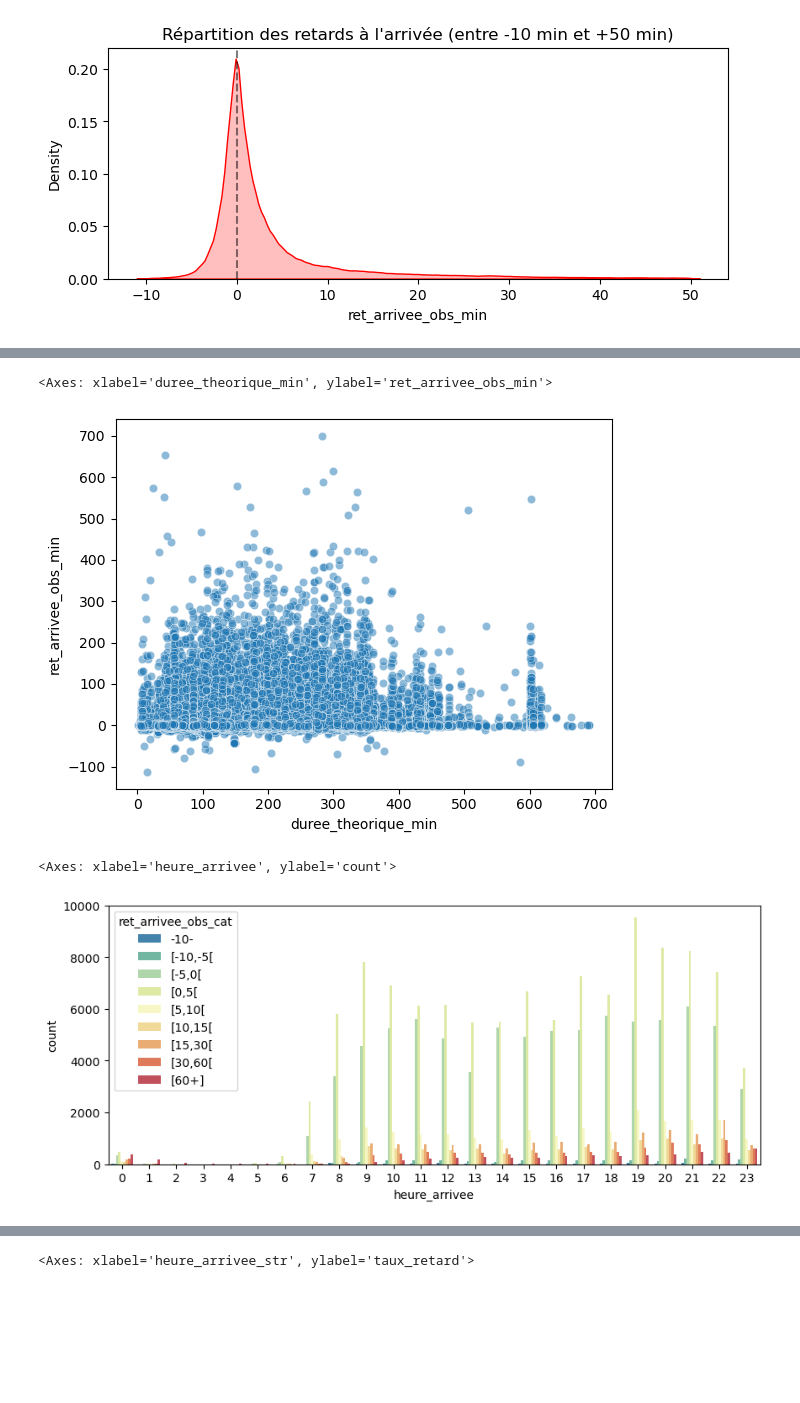
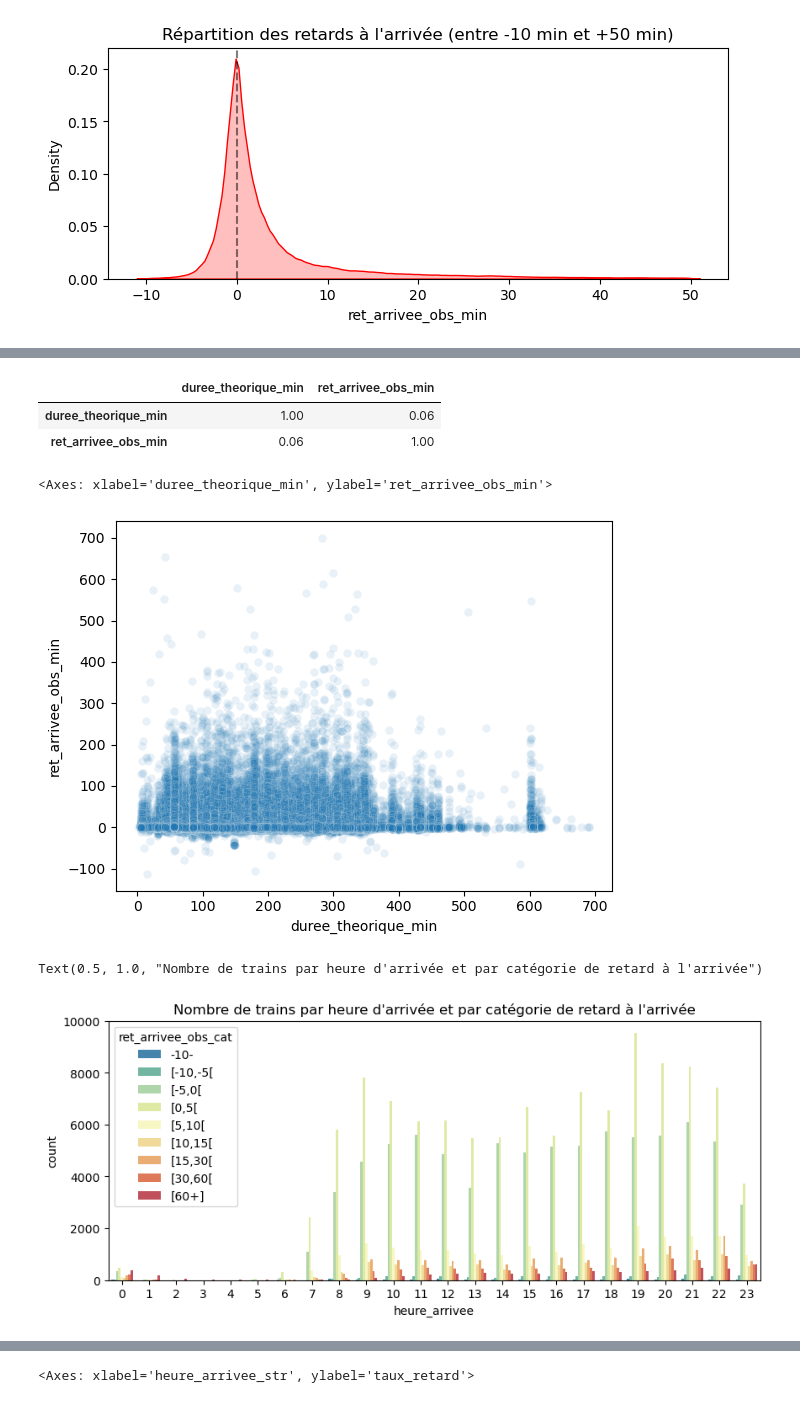
Before and after one commit to Gallien-e/analyse-retard-sncf, a Jupyter notebook: notebooks/2-EDA.ipynb, the cells around one changed output, grey strips where cells are left out. Cells and saved outputs as stored; diff of their text form; code cells hidden in the pictures; blank space fills up the shorter version.

```diff
--- a/notebooks/2-EDA.ipynb
+++ b/notebooks/2-EDA.ipynb
@@ -8,6 +8,11 @@ pd.options.display.max_columns = None # affiche toutes les colonnes lors de l'af
 pd.options.display.float_format = '{:.2f}'.format # affiche les nombres à virgule flottante avec 2 décimales
 # %%
 df = pd.read_parquet("../data/2-clean/slo_2024.parquet")
+# %%
+# Ajout de colonnes simplifiées : True si le train a plus de n minutes de retard à l'arrivée
+df['ret_arrivee_5min'] = df['ret_arrivee_obs_min'] >= 5
+df['ret_arrivee_10min'] = df['ret_arrivee_obs_min'] >= 10
+df['ret_arrivee_15min'] = df['ret_arrivee_obs_min'] >= 15
 # %%
 # top 10 des plus grands retards à l'arrivée :
 df.sort_values(by='ret_arrivee_obs_min', ascending=False).head()
@@ -58,14 +80,24 @@ sns.histplot(data=df, x="ret_arrivee_obs_cat", hue="duree_theorique_cat", multip
+# %%
+# calcul de la corrélation entre duree_theorique_min et ret_arrivee_obs_min
+df[['duree_theorique_min', 'ret_arrivee_obs_min']].corr()
+# constat : aucune corrélation entre durée du trajet et retard
+# %% [output]
+|  | duree_theorique_min | ret_arrivee_obs_min |
+| duree_theorique_min | 1.00 | 0.06 |
+| ret_arrivee_obs_min | 0.06 | 1.00 |
 # %%
 # Répartition des retards selon la durée du trajet (scatterplot)
-sns.scatterplot(data=df, x="duree_theorique_min", y="ret_arrivee_obs_min", alpha=0.5)
+sns.scatterplot(data=df, x="duree_theorique_min", y="ret_arrivee_obs_min", alpha=0.1)
+# constat : aucune corrélation entre durée du trajet et retard
 # %% [output]
 <Axes: xlabel='duree_theorique_min', ylabel='ret_arrivee_obs_min'>
-[figure, old version]
+[figure, new version]
 # %%
 # Affiche le nombre de ret_arrivee_obs_cat par heure_arrivee
 palette = sns.color_palette("Spectral", n_colors=len(df['ret_arrivee_obs_cat'].cat.categories))[::-1]
 plt.figure(figsize=(10,4))
 sns.countplot(data=df, x='heure_arrivee', hue='ret_arrivee_obs_cat', palette=palette)
+plt.title("Nombre de trains par heure d'arrivée et par catégorie de retard à l'arrivée")
 # %% [output]
-<Axes: xlabel='heure_arrivee', ylabel='count'>
+Text(0.5, 1.0, "Nombre de trains par heure d'arrivée et par catégorie de retard à l'arrivée")
-[figure, old version]
+[figure, new version]
```
Also changed, not shown: parts of 17 cells of this notebook, 1 other file.
